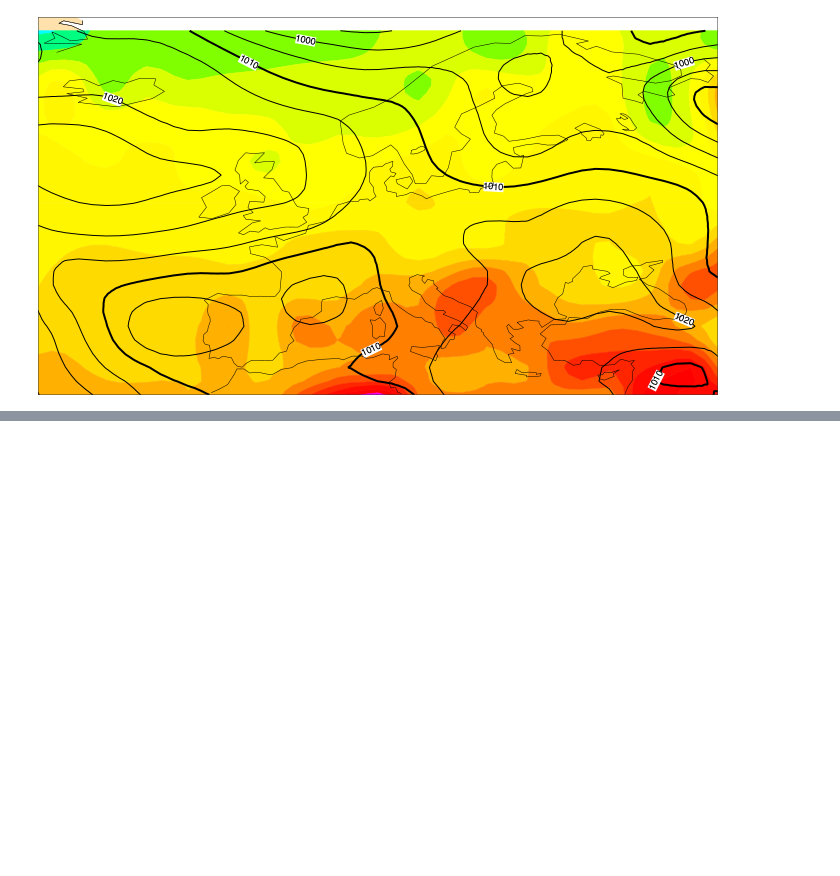
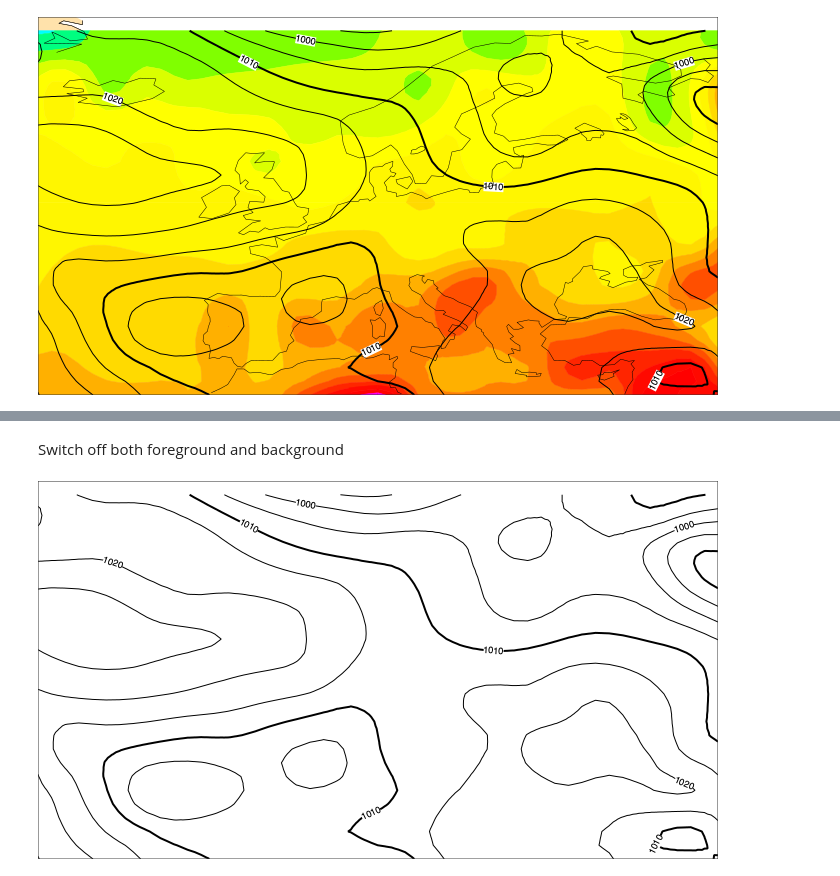
Before and after one commit to ecmwf/climetlab, a Jupyter notebook: docs/examples/11-more-plotting.ipynb, the cells around one changed output, grey strips where cells are left out. Drawn from its saved outputs; the diff is of its cells as text; code cells hidden in the pictures; blank space fills up the shorter version.

```diff
--- a/docs/examples/11-more-plotting.ipynb
+++ b/docs/examples/11-more-plotting.ipynb
@@ -37,0 +44,6 @@ p.show()
+# %% [markdown]
+Switch off both foreground and background
+# %%
+cml.plot_map(ds[1], foreground=False, background=False)
+# %% [output]
+[figure, added]
```
Also changed, not shown: parts of 5 cells of this notebook, 2 other files.
